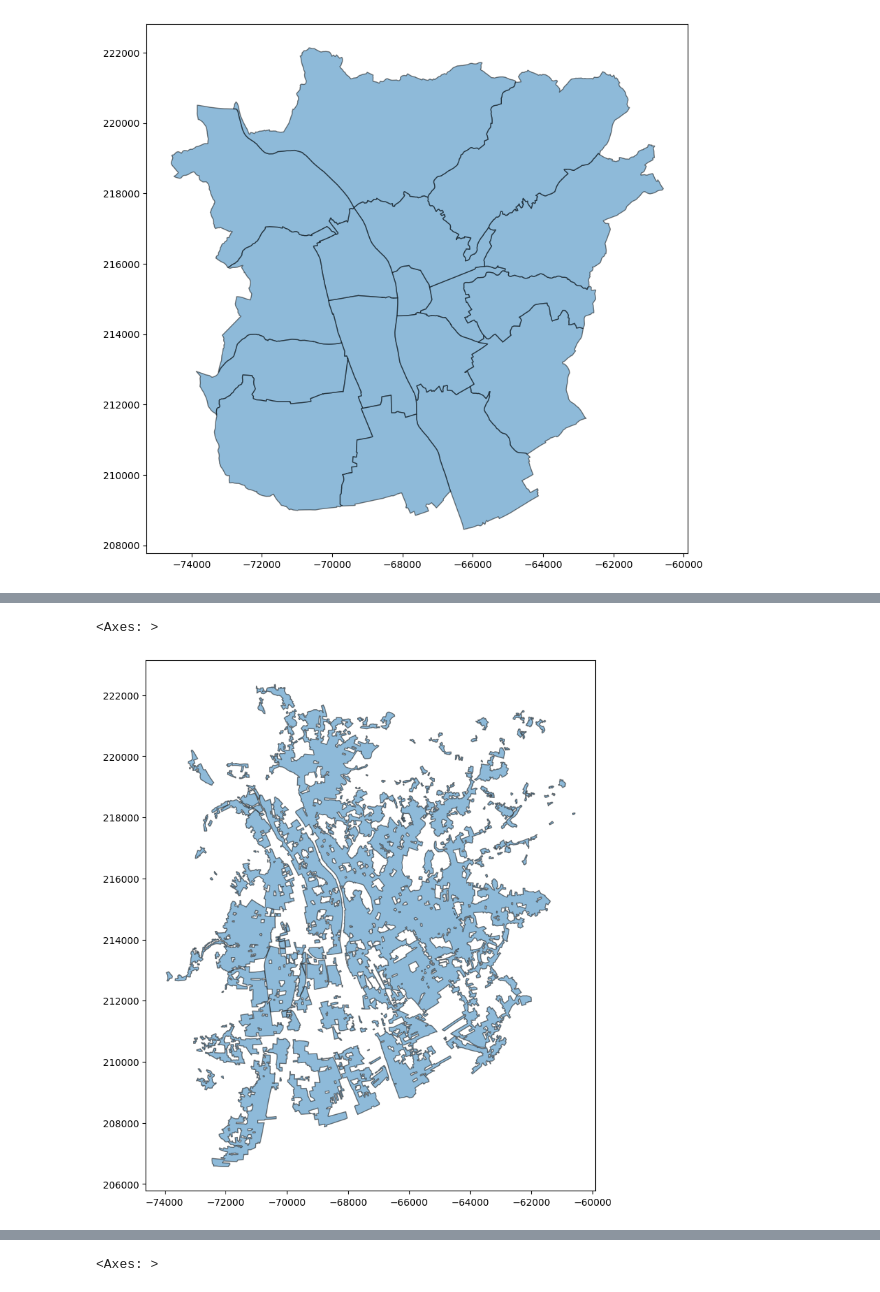
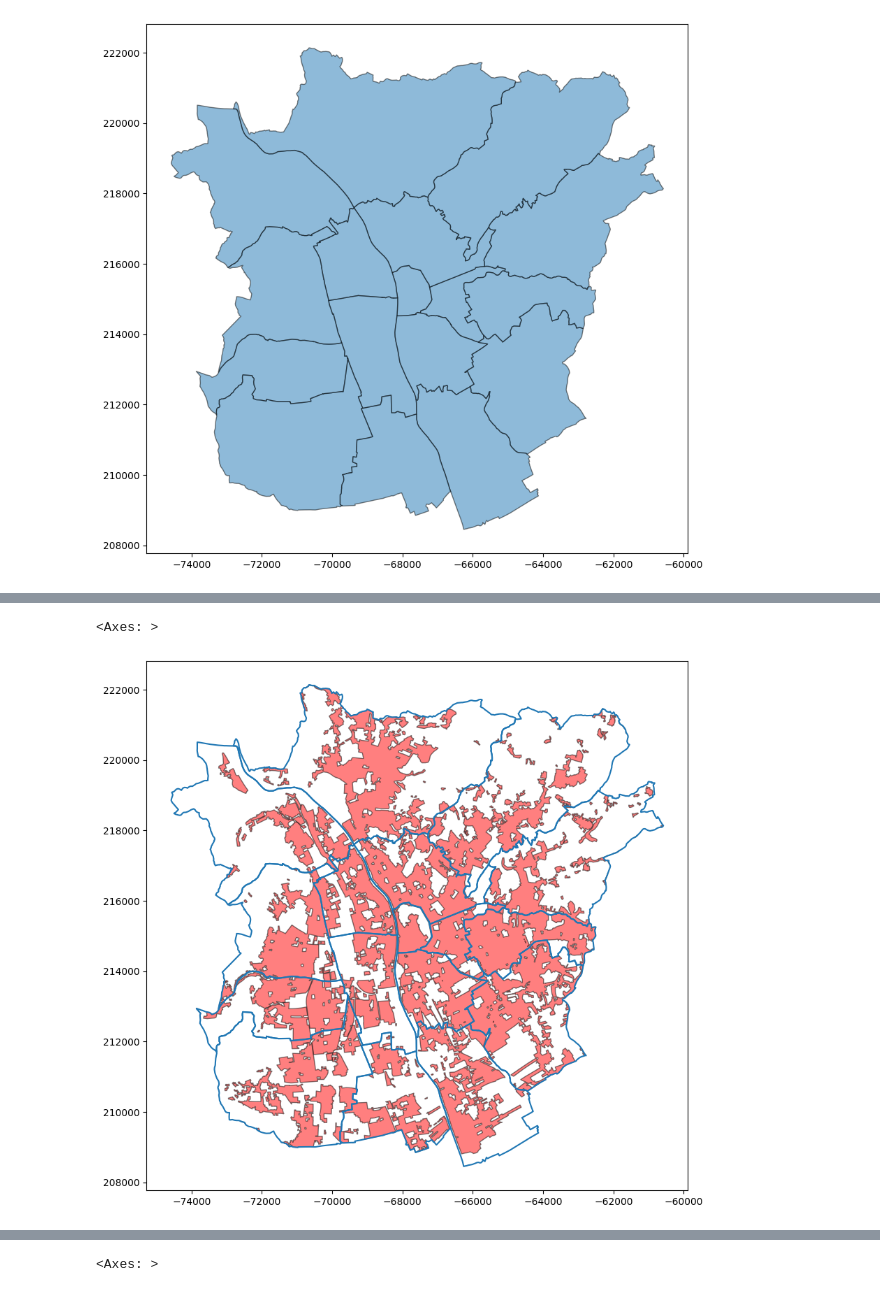
Before and after one commit to tobiashochreiter/Mid-Term-Project-GIS-Analysis-2, a Jupyter notebook: group4_midterm.ipynb, the cells around one changed output, grey strips where cells are left out. Drawn from its saved outputs; the diff is of its cells as text; code cells hidden in the pictures.

```diff
--- a/group4_midterm.ipynb
+++ b/group4_midterm.ipynb
@@ -73,14 +70,16 @@ Name: 0, dtype: object
 # %%
 # get residential areas of Graz
 gdf_residential = ox.features_from_place(place_name, tags={"landuse": "residential"})
 gdf_residential = gdf_residential.to_crs(epsg=31256)
-# dissolve all residential areas into one single geometry
+# dissolve all residential areas into one single geometry and cut to the boundary of Graz
 gdf_residential = gdf_residential.dissolve()
-# plot the residential areas
-gdf_residential.plot(figsize=(10,10), alpha=0.5, edgecolor='k')
+gdf_residential = gpd.overlay(gdf_residential, gdf_graz, how='intersection')
+
+# plot the residential areas and city districts
+gdf_districts.boundary.plot(ax=gdf_residential.plot(figsize=(10,10), alpha=0.5, edgecolor='k', color='red'))
 # %% [output]
 <Axes: >
-[figure, old version]
+[figure, new version]
 # %%
 #if street network already exists, load it (to save time), otherwise download and save it
 try:
```
Also changed, not shown: parts of 23 cells of this notebook, 4 other files.
